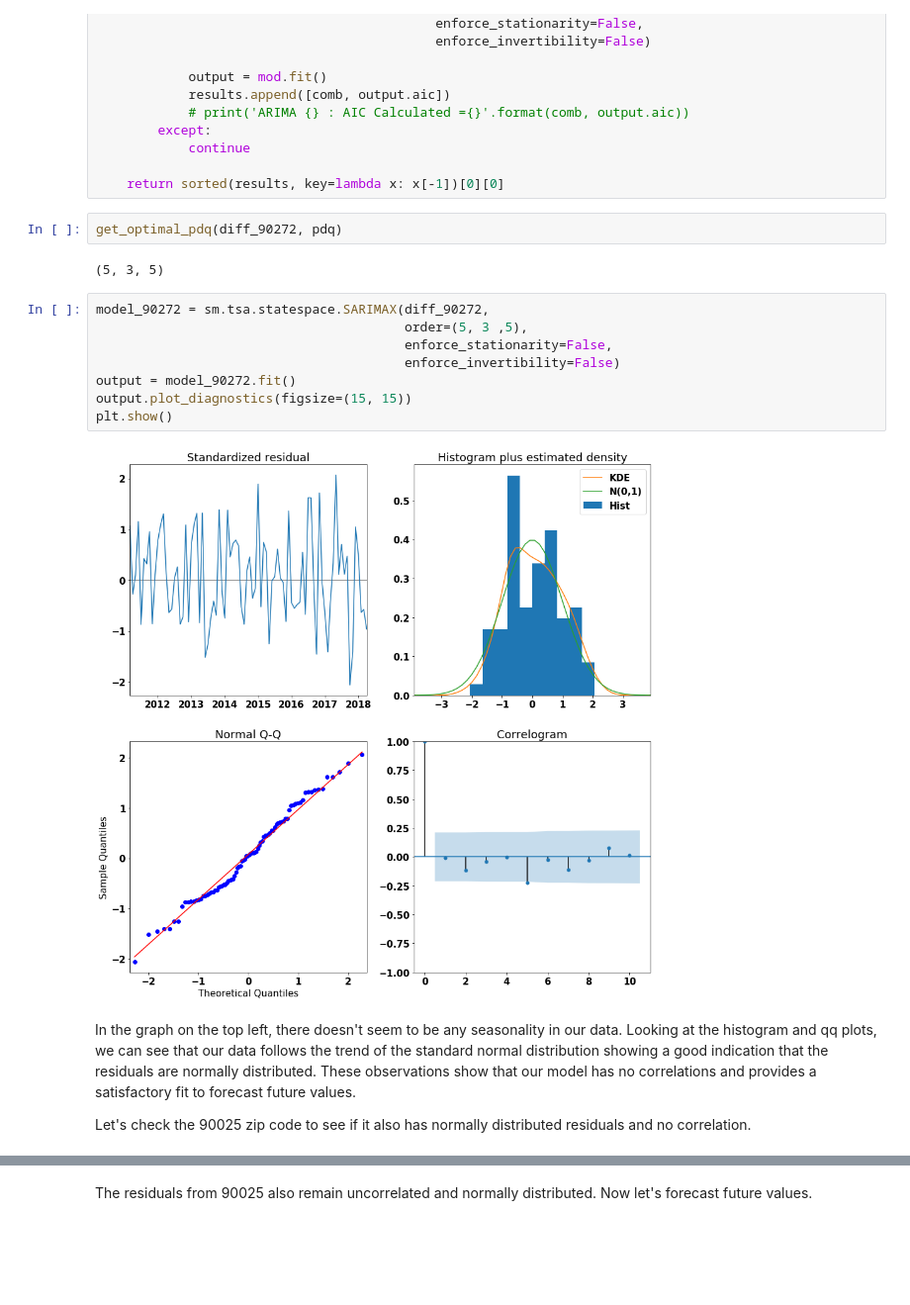
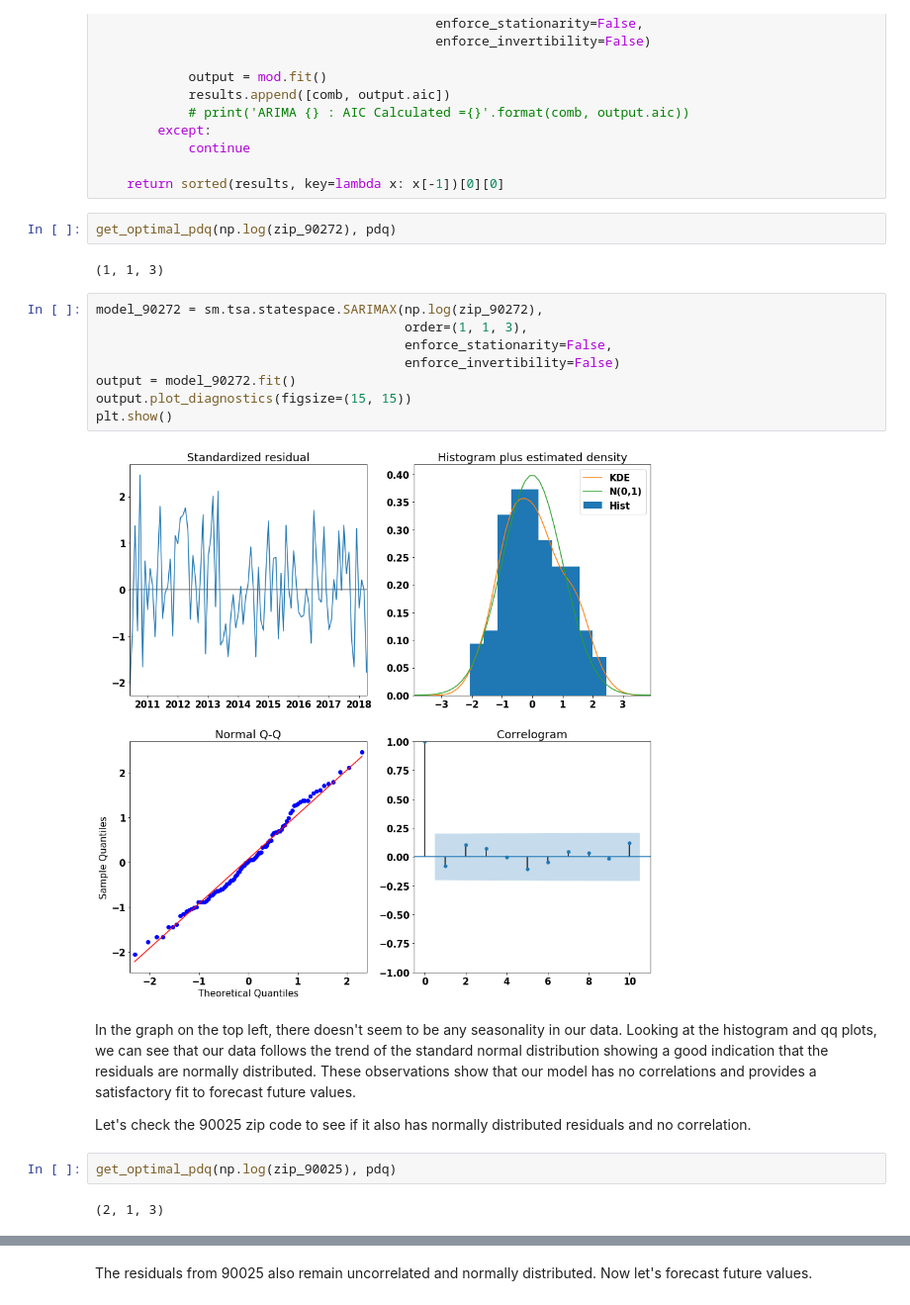
Before and after one commit to c-woo/Zillow-Time-Series, a Jupyter notebook: starter_notebook.ipynb, the cells around one changed output, grey strips where cells are left out. Shown at 99% size. Cells and saved outputs as stored; diff of their text form; blank space fills up the shorter version.

```diff
--- a/starter_notebook.ipynb
+++ b/starter_notebook.ipynb
@@ -532,21 +434,25 @@ def get_optimal_pdq(df, pdq):
 
     return sorted(results, key=lambda x: x[-1])[0][0]
 # %%
-get_optimal_pdq(diff_90272, pdq)
+get_optimal_pdq(np.log(zip_90272), pdq)
 # %% [output]
-(5, 3, 5)
+(1, 1, 3)
 # %%
-model_90272 = sm.tsa.statespace.SARIMAX(diff_90272,
-                                        order=(5, 3 ,5),
+model_90272 = sm.tsa.statespace.SARIMAX(np.log(zip_90272),
+                                        order=(1, 1, 3),
                                         enforce_stationarity=False,
                                         enforce_invertibility=False)
 output = model_90272.fit()
 output.plot_diagnostics(figsize=(15, 15))
 plt.show()
 # %% [output]
-[figure, old version]
+[figure, new version]
 # %% [markdown]
 In the graph on the top left, there doesn't seem to be any seasonality in our data. Looking at the histogram and qq plots, we can see that our data follows the trend of the standard normal distribution showing a good indication that the residuals are normally distributed. These observations show that our model has no correlations and provides a satisfactory fit to forecast future values.
 
 Let's check the 90025 zip code to see if it also has normally distributed residuals and no correlation.
+# %%
+get_optimal_pdq(np.log(zip_90025), pdq)
+# %% [output]
+(2, 1, 3)
 # %%
```
Also changed, not shown: parts of 38 cells of this notebook.
